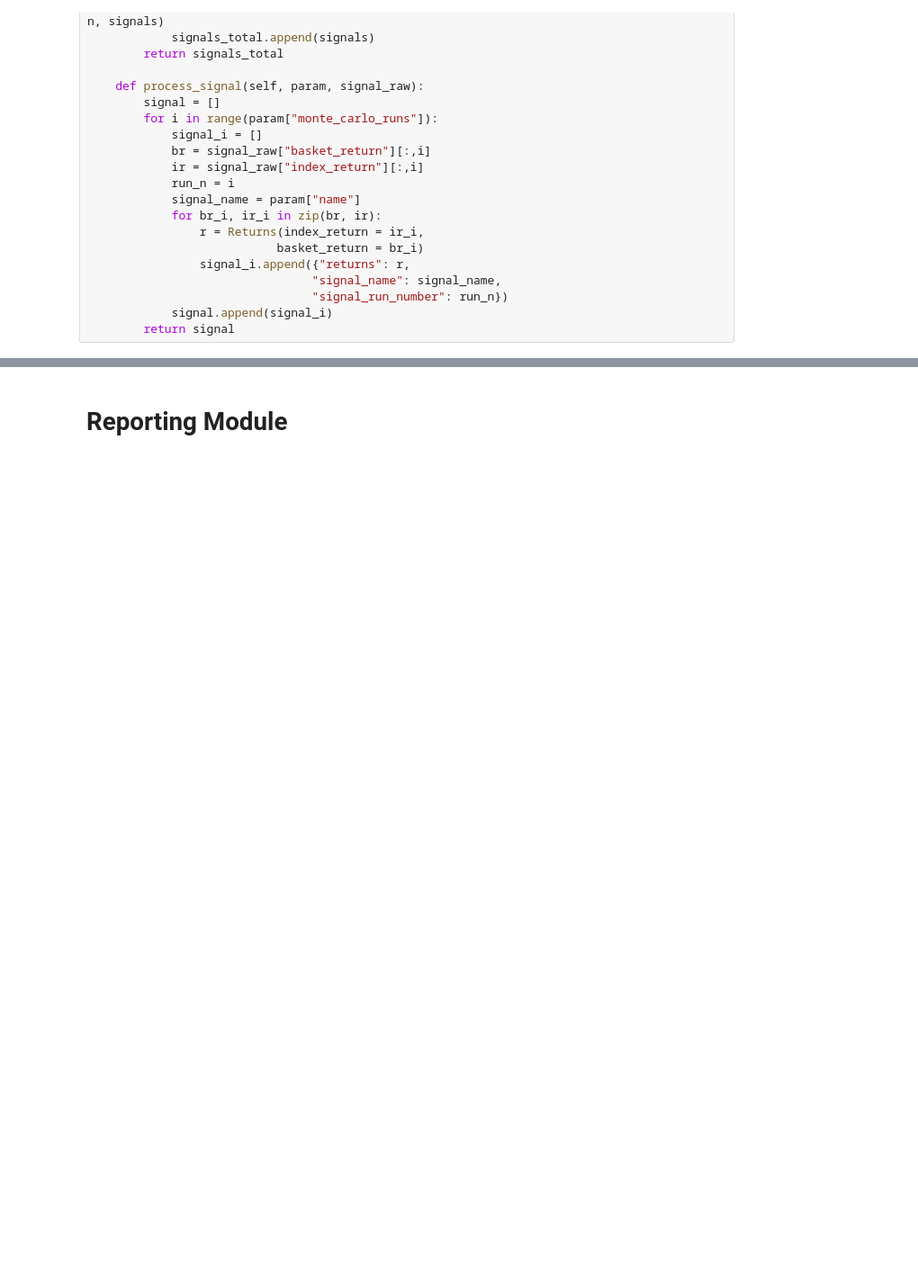
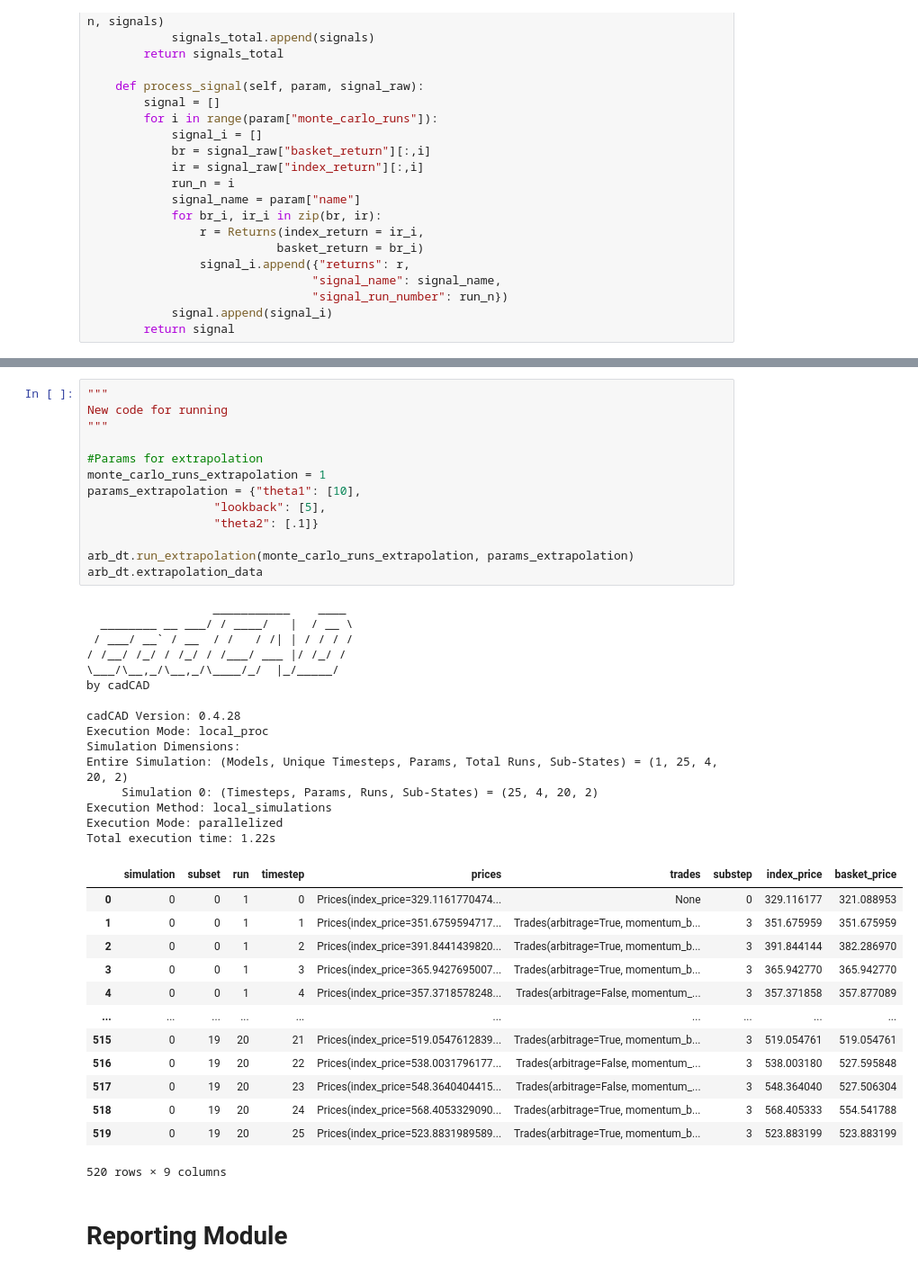
Before and after one commit to BlockScience/digital-twin-working-group, a Jupyter notebook: Full Example.ipynb, the cells around one changed output, grey strips where cells are left out. Shown: that part at 90% size. Cells and saved outputs as stored; diff of their text form; blank space fills up the shorter version.

```diff
--- a/Full Example.ipynb
+++ b/Full Example.ipynb
@@ -630,3 +652,45 @@ Total execution time: 1.22s
+# %%
+"""
+New code for running
+"""
+
+#Params for extrapolation
+monte_carlo_runs_extrapolation = 1
+params_extrapolation = {"theta1": [10],
+                  "lookback": [5],
+                  "theta2": [.1]}
+
+arb_dt.run_extrapolation(monte_carlo_runs_extrapolation, params_extrapolation)
+arb_dt.extrapolation_data
+# %% [output]
+                  ___________    ____
+  ________ __ ___/ / ____/   |  / __ \
+ / ___/ __` / __  / /   / /| | / / / /
+/ /__/ /_/ / /_/ / /___/ ___ |/ /_/ /
+\___/\__,_/\__,_/\____/_/  |_/_____/
+by cadCAD
+
+cadCAD Version: 0.4.28
+Execution Mode: local_proc
+Simulation Dimensions:
+Entire Simulation: (Models, Unique Timesteps, Params, Total Runs, Sub-States) = (1, 25, 4, 20, 2)
+     Simulation 0: (Timesteps, Params, Runs, Sub-States) = (25, 4, 20, 2)
+Execution Method: local_simulations
+Execution Mode: parallelized
+Total execution time: 1.22s
+|  | simulation | subset | run | timestep | prices | trades | substep | index_price | basket_price |
+| 0 | 0 | 0 | 1 | 0 | Prices(index_price=329.1161770474... | None | 0 | 329.116177 | 321.088953 |
+| 1 | 0 | 0 | 1 | 1 | Prices(index_price=351.6759594717... | Trades(arbitrage=True, momentum_b... | 3 | 351.675959 | 351.675959 |
+| 2 | 0 | 0 | 1 | 2 | Prices(index_price=391.8441439820... | Trades(arbitrage=True, momentum_b... | 3 | 391.844144 | 382.286970 |
+| 3 | 0 | 0 | 1 | 3 | Prices(index_price=365.9427695007... | Trades(arbitrage=True, momentum_b... | 3 | 365.942770 | 365.942770 |
+| 4 | 0 | 0 | 1 | 4 | Prices(index_price=357.3718578248... | Trades(arbitrage=False, momentum_... | 3 | 357.371858 | 357.877089 |
+| ... | ... | ... | ... | ... | ... | ... | ... | ... | ... |
+| 515 | 0 | 19 | 20 | 21 | Prices(index_price=519.0547612839... | Trades(arbitrage=True, momentum_b... | 3 | 519.054761 | 519.054761 |
+| 516 | 0 | 19 | 20 | 22 | Prices(index_price=538.0031796177... | Trades(arbitrage=False, momentum_... | 3 | 538.003180 | 527.595848 |
+| 517 | 0 | 19 | 20 | 23 | Prices(index_price=548.3640404415... | Trades(arbitrage=False, momentum_... | 3 | 548.364040 | 527.506304 |
+| 518 | 0 | 19 | 20 | 24 | Prices(index_price=568.4053329090... | Trades(arbitrage=True, momentum_b... | 3 | 568.405333 | 554.541788 |
+| 519 | 0 | 19 | 20 | 25 | Prices(index_price=523.8831989589... | Trades(arbitrage=True, momentum_b... | 3 | 523.883199 | 523.883199 |
+520 rows × 9 columns
 # %% [markdown]
 # Reporting Module
 # %%
```
Also changed, not shown: parts of 36 cells of this notebook.
